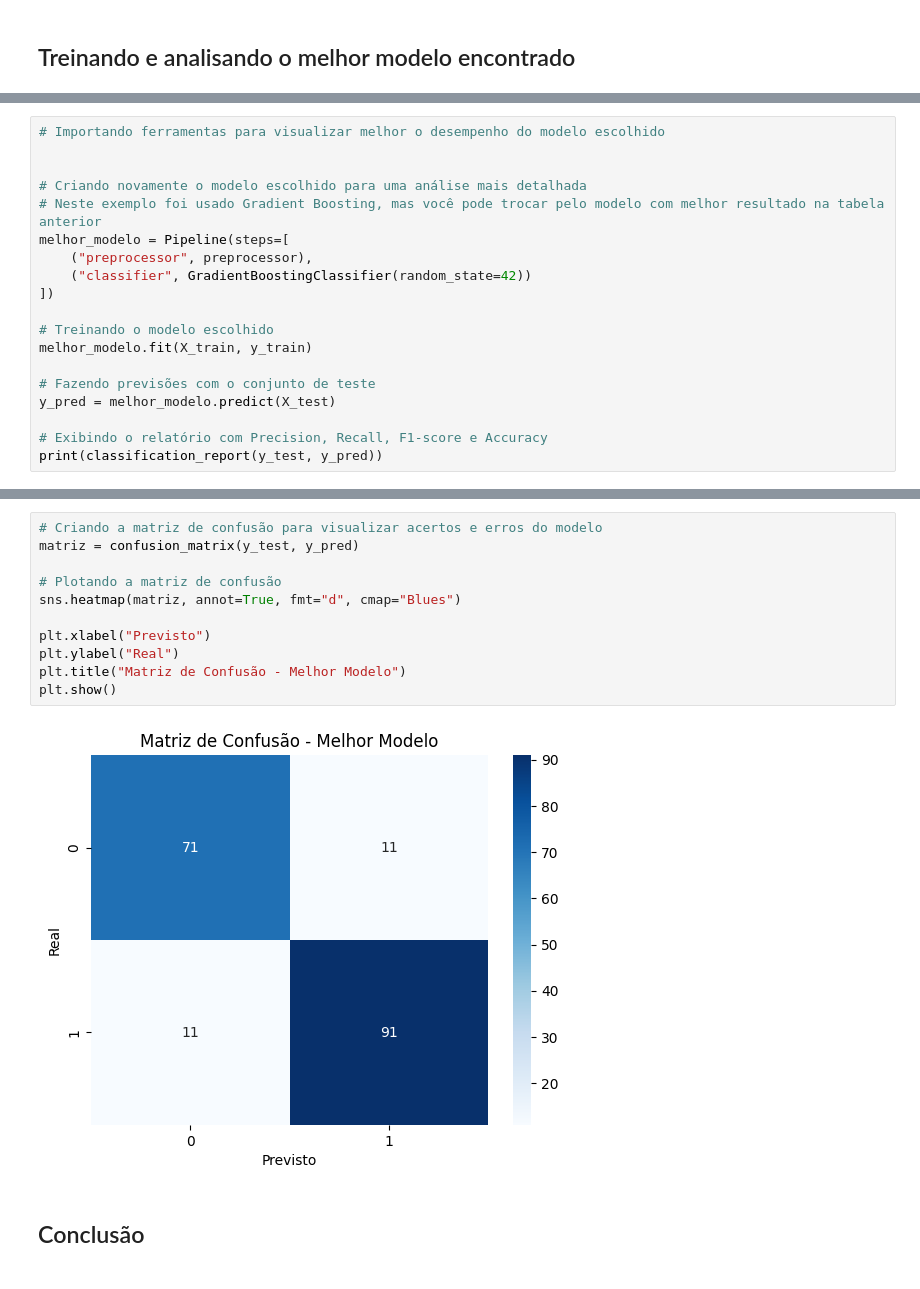
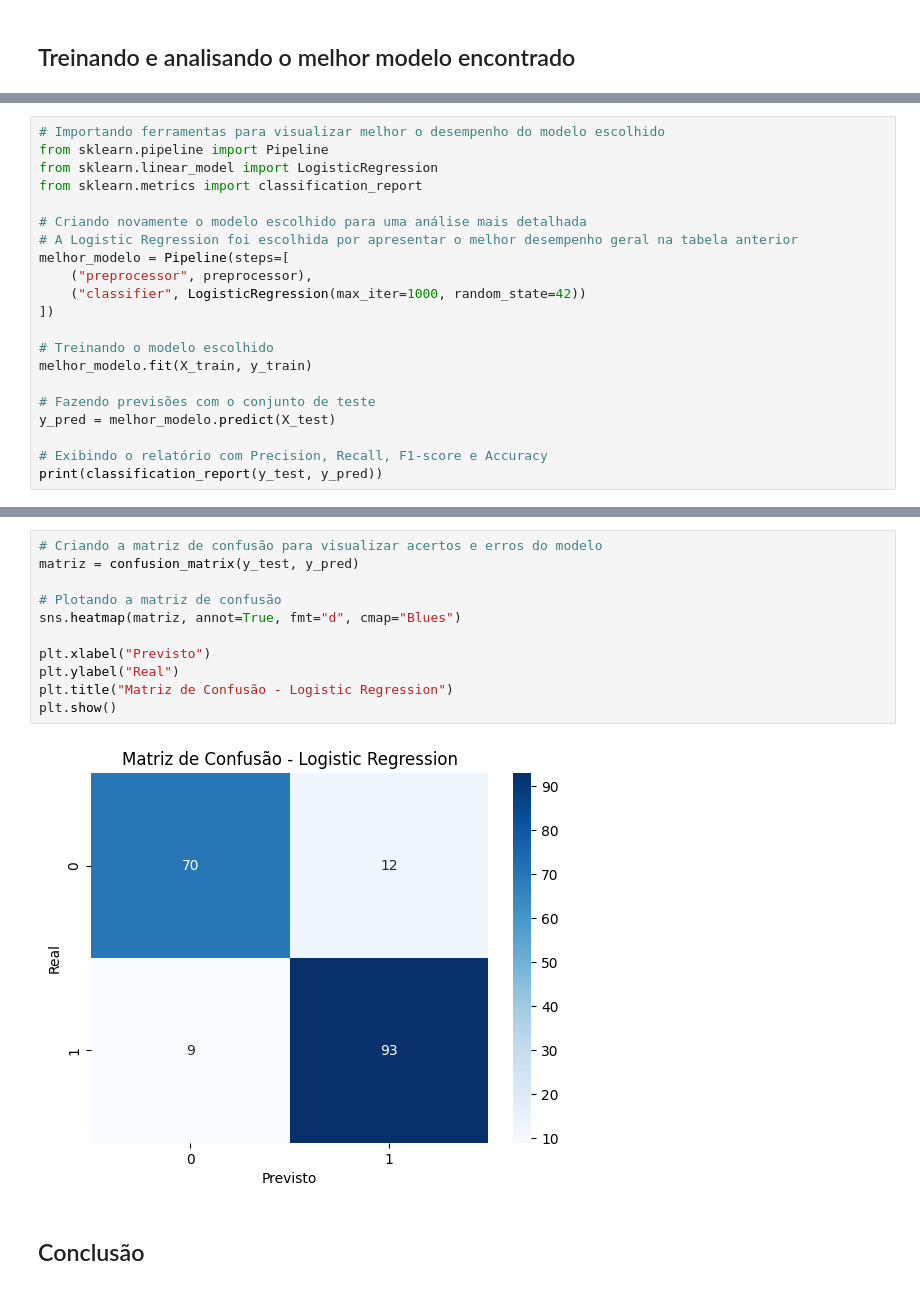
Before and after one commit to ThiagoFranco0202/PosTech-FIAP, a Jupyter notebook: fase1/notebook.ipynb, the cells around one changed output, grey strips where cells are left out. Drawn from its saved outputs; the diff is of its cells as text.

Commit message:
feat: change the chosen model from gradient boost to logistic regression

```diff
--- a/fase1/notebook.ipynb
+++ b/fase1/notebook.ipynb
@@ -632,12 +715,14 @@ Embora os modelos tenham apresentado desempenhos muito próximos, o **Gradient B
 # %%
 # Importando ferramentas para visualizar melhor o desempenho do modelo escolhido
-
+from sklearn.pipeline import Pipeline
+from sklearn.linear_model import LogisticRegression
+from sklearn.metrics import classification_report
 
 # Criando novamente o modelo escolhido para uma análise mais detalhada
-# Neste exemplo foi usado Gradient Boosting, mas você pode trocar pelo modelo com melhor resultado na tabela anterior
+# A Logistic Regression foi escolhida por apresentar o melhor desempenho geral na tabela anterior
 melhor_modelo = Pipeline(steps=[
     ("preprocessor", preprocessor),
-    ("classifier", GradientBoostingClassifier(random_state=42))
+    ("classifier", LogisticRegression(max_iter=1000, random_state=42))
 ])
 
 # Treinando o modelo escolhido
@@ -665,16 +755,16 @@ Como uma última análise, foi utilizada uma matriz e confusão para que fosse p
 # %%
 # Criando a matriz de confusão para visualizar acertos e erros do modelo
 matriz = confusion_matrix(y_test, y_pred)
 
 # Plotando a matriz de confusão
 sns.heatmap(matriz, annot=True, fmt="d", cmap="Blues")
 
 plt.xlabel("Previsto")
 plt.ylabel("Real")
-plt.title("Matriz de Confusão - Melhor Modelo")
+plt.title("Matriz de Confusão - Logistic Regression")
 plt.show()
 # %% [output]
-[figure, old version]
+[figure, new version]
 # %% [markdown]
 ## Conclusão
 # %% [markdown]
```
Also changed, not shown: parts of 23 cells of this notebook.
